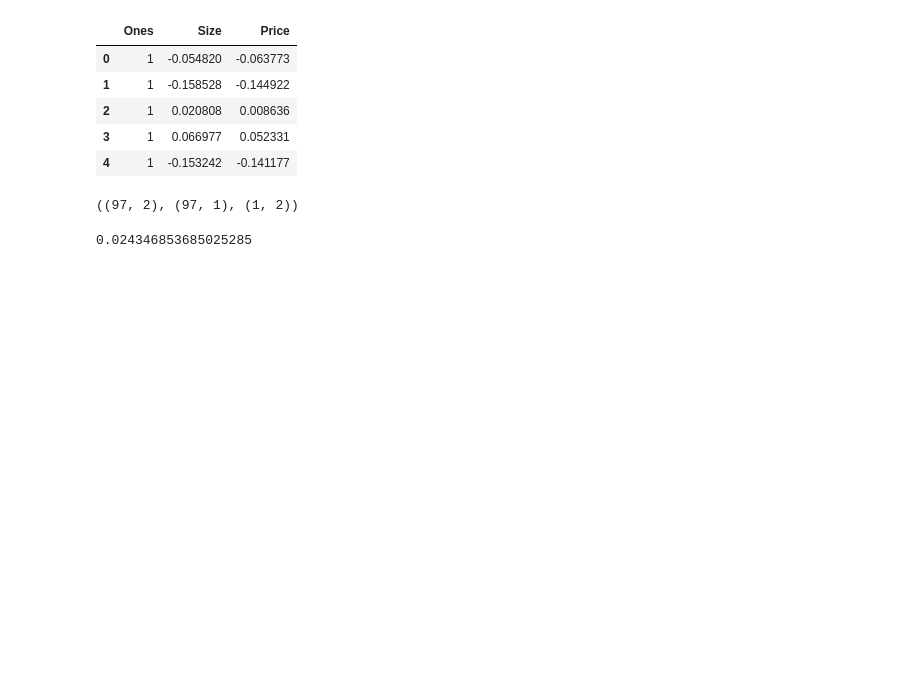
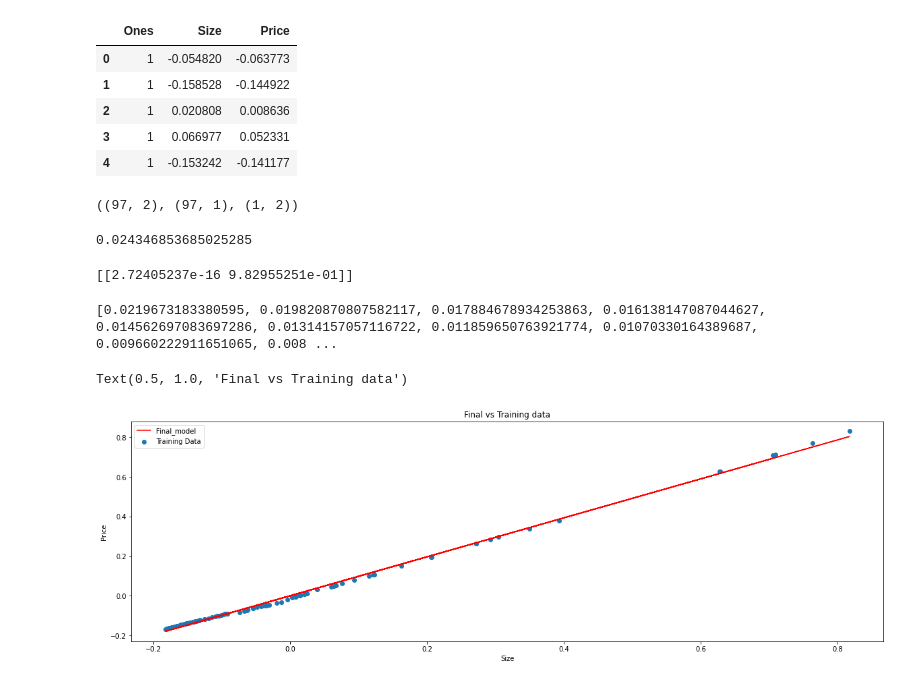
Before and after one commit to ShareAndShine/Lemalabs, a Jupyter notebook: Day_1_Linear_regression.ipynb, the cells around one changed output. Drawn from its saved outputs; the diff is of its cells as text; code cells hidden in the pictures; blank space fills up the shorter version.

```diff
--- a/Day_1_Linear_regression.ipynb
+++ b/Day_1_Linear_regression.ipynb
@@ -75,3 +81,57 @@ def computeError(x,y,theta):
 computeError(x,y,theta)
 # %% [output]
 0.024346853685025285
+# %%
+learn_rate = 1
+iters = 150
+def gradientDescent(x,y,theta,learn_rate,iters):
+  temp = np.matrix(np.zeros(theta.shape))
+  parameters = theta.shape[1]
+  #print(x) # Raw data which contains size input in col 2 and in col 0 hard coded value of 1
+  #print(y) # Raw data which contains prize output in col 1
+  #print(theta.T) # Raw data containing hardedcoded zeros 1 X 2 matrix
+  #print(parameters) #refers to column in theta matrix (1 X 2) - O/P = 2
+  cost = []
+  for i in range(iters):
+    #print(x*theta.T)
+    error = (x * theta.T) -y
+    #print("Printing Error !!!!")
+    #print(error)
+    for j in range(parameters):
+      #print("I am inside j")
+      #print(x[:,j])
+      gradient = np.multiply(error, x[:,j])
+      #print(gradient)
+      temp[0,j] = theta[0,j] - ( (learn_rate/len(x)) * np.sum(gradient))
+      #print(temp[0,j])
+
+    theta = temp
+    cost_iter = computeError(x,y,theta)
+    cost.append(cost_iter)
+
+  return theta, cost
+# %%
+new_theta,cost = gradientDescent(x,y,theta, learn_rate, iters)
+# %%
+print(new_theta)
+# %% [output]
+[[2.72405237e-16 9.82955251e-01]]
+# %%
+print(cost)
+# %% [output]
+[0.0219673183380595, 0.019820870807582117, 0.017884678934253863, 0.016138147087044627, 0.014562697083697286, 0.01314157057116722, 0.011859650763921774, 0.01070330164389687, 0.009660222911651065, 0.008 ...
+# %%
+model_price = x * new_theta.T
+#print(model_price)
+# %%
+fig,ax = plt.subplots(figsize=(20,6))
+ax.plot(data.Size,model_price,'r', label="Final_model")
+#ax.plot(data.Size,data.Price,'b',label="Training Data")
+ax.scatter(data.Size,data.Price, label="Training Data")
+ax.legend()
+ax.set_xlabel('Size')
+ax.set_ylabel('Price')
+ax.set_title('Final vs Training data')
+# %% [output]
+Text(0.5, 1.0, 'Final vs Training data')
+[figure, added]
```
Also changed, not shown: parts of 2 cells of this notebook.
